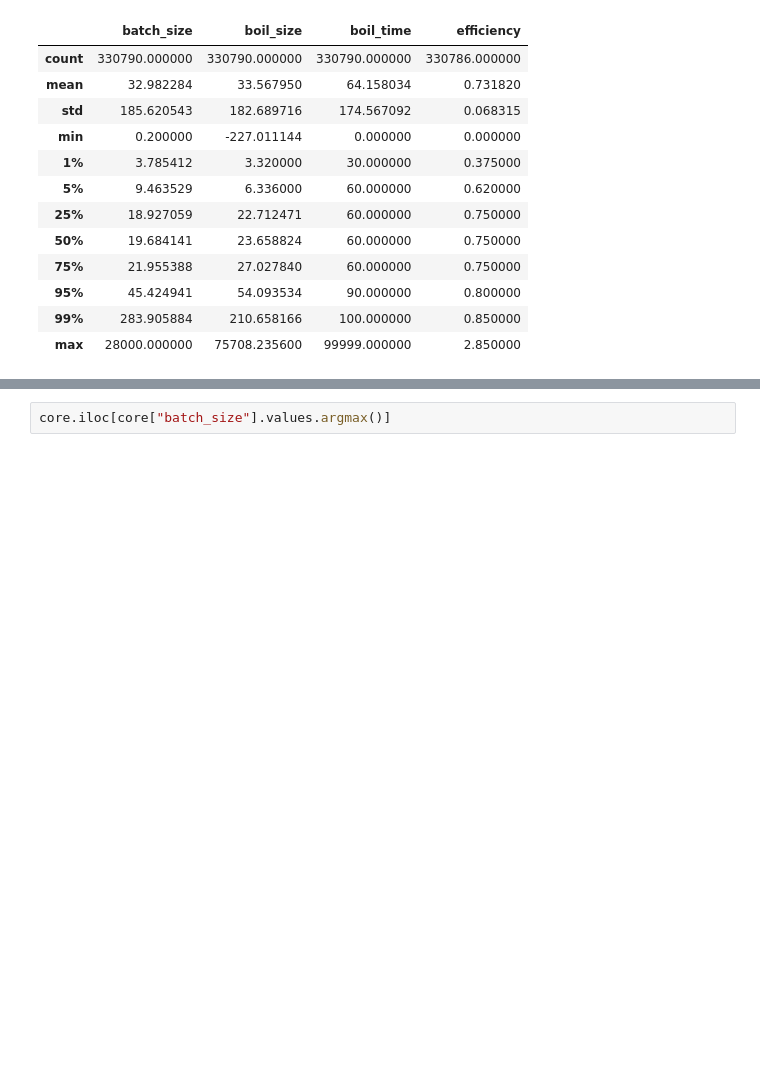
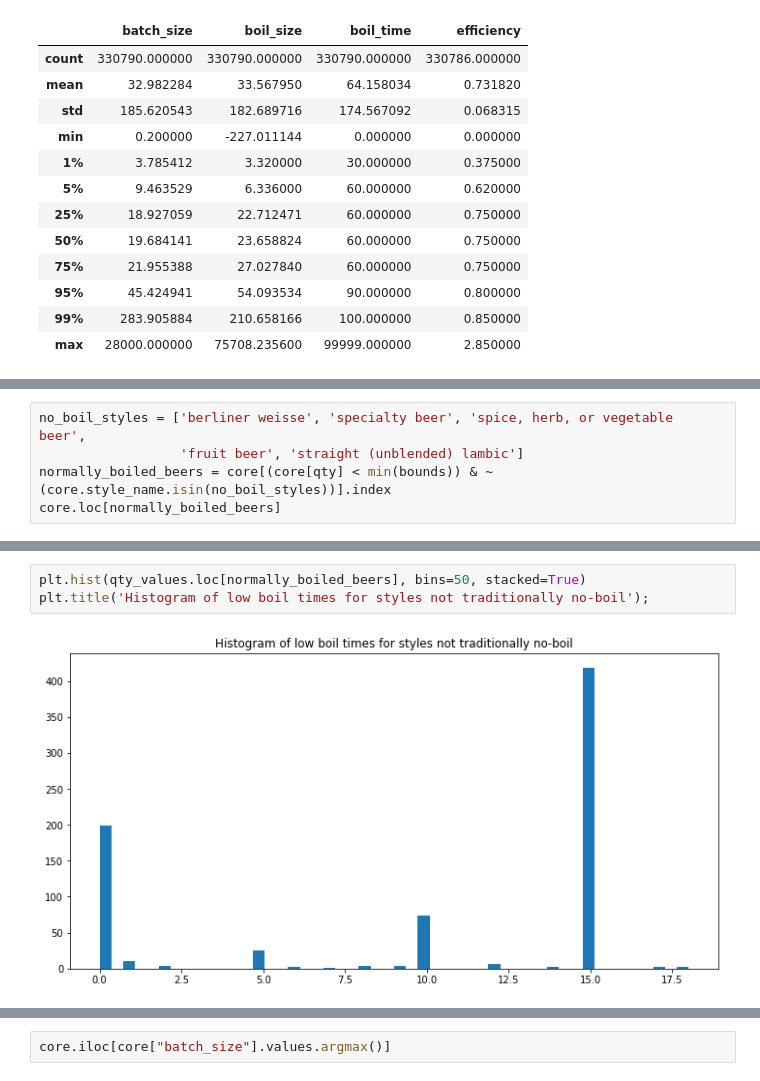
Before and after one commit to rmwoods/beer.ai, a Jupyter notebook: beer.ai/Ingredient Exploration.ipynb, the cells around one changed output, grey strips where cells are left out. Drawn from its saved outputs; the diff is of its cells as text; blank space fills up the shorter version.

```diff
--- a/beer.ai/Ingredient Exploration.ipynb
+++ b/beer.ai/Ingredient Exploration.ipynb
@@ -64,0 +317,5 @@ core[cols].describe(percentiles=[0.01,0.05,0.25,0.5,0.75,0.95,0.99])
+# %%
+no_boil_styles = ['berliner weisse', 'specialty beer', 'spice, herb, or vegetable beer',
+                  'fruit beer', 'straight (unblended) lambic']
+normally_boiled_beers = core[(core[qty] < min(bounds)) & ~(core.style_name.isin(no_boil_styles))].index
+core.loc[normally_boiled_beers]
@@ -64,0 +342,5 @@ core[cols].describe(percentiles=[0.01,0.05,0.25,0.5,0.75,0.95,0.99])
+# %%
+plt.hist(qty_values.loc[normally_boiled_beers], bins=50, stacked=True)
+plt.title('Histogram of low boil times for styles not traditionally no-boil');
+# %% [output]
+[figure, added]
```
Also changed, not shown: parts of 75 cells of this notebook.
